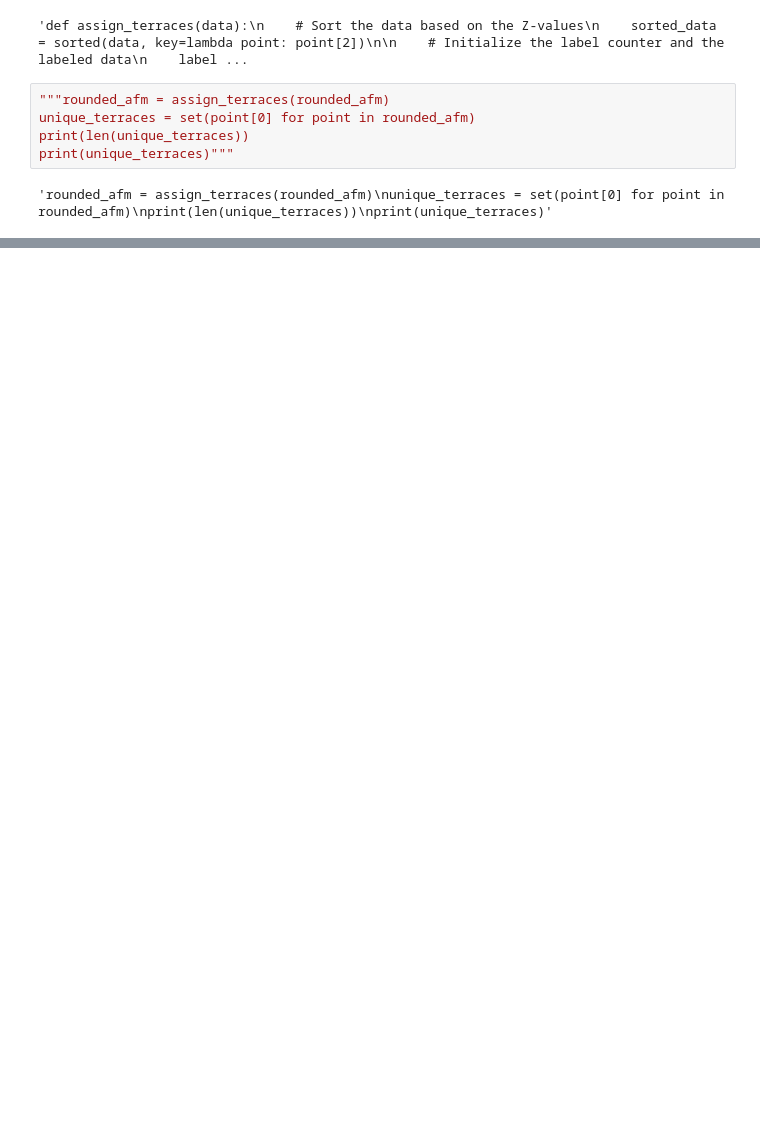
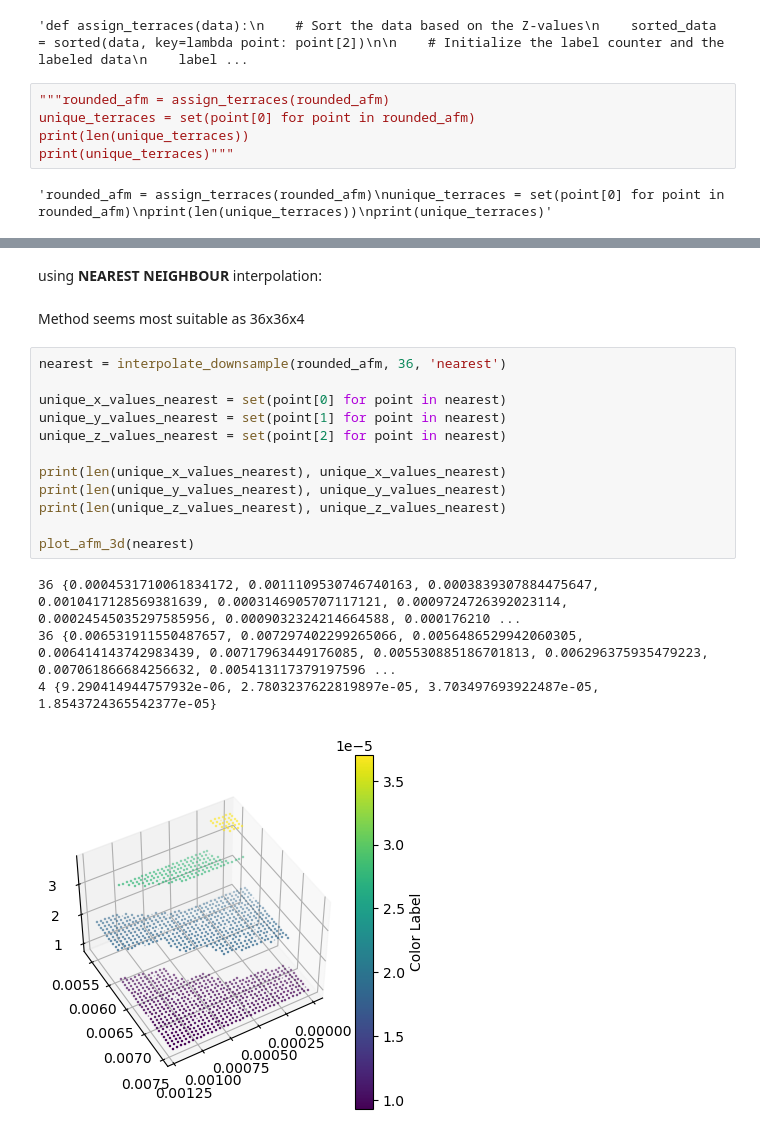
Before and after one commit to st-te/AFML, a Jupyter notebook: AFML_AFM_plot_cluster_downsample_tda.ipynb, the cells around one changed output, grey strips where cells are left out. Drawn from its saved outputs; the diff is of its cells as text; blank space fills up the shorter version.

```diff
--- a/AFML_AFM_plot_cluster_downsample_tda.ipynb
+++ b/AFML_AFM_plot_cluster_downsample_tda.ipynb
@@ -162,0 +230,21 @@ print(unique_terraces)"""
+# %% [markdown]
+using **NEAREST NEIGHBOUR** interpolation:
+# %% [markdown]
+Method seems most suitable as 36x36x4
+# %%
+nearest = interpolate_downsample(rounded_afm, 36, 'nearest')
+
+unique_x_values_nearest = set(point[0] for point in nearest)
+unique_y_values_nearest = set(point[1] for point in nearest)
+unique_z_values_nearest = set(point[2] for point in nearest)
+
+print(len(unique_x_values_nearest), unique_x_values_nearest)
+print(len(unique_y_values_nearest), unique_y_values_nearest)
+print(len(unique_z_values_nearest), unique_z_values_nearest)
+
+plot_afm_3d(nearest)
+# %% [output]
+36 {0.0004531710061834172, 0.0011109530746740163, 0.0003839307884475647, 0.0010417128569381639, 0.0003146905707117121, 0.0009724726392023114, 0.00024545035297585956, 0.0009032324214664588, 0.000176210 ...
+36 {0.006531911550487657, 0.007297402299265066, 0.0056486529942060305, 0.006414143742983439, 0.00717963449176085, 0.005530885186701813, 0.006296375935479223, 0.007061866684256632, 0.005413117379197596 ...
+4 {9.290414944757932e-06, 2.7803237622819897e-05, 3.703497693922487e-05, 1.8543724365542377e-05}
+[figure, added]
```
Also changed, not shown: parts of 14 cells of this notebook, 1 other file.
